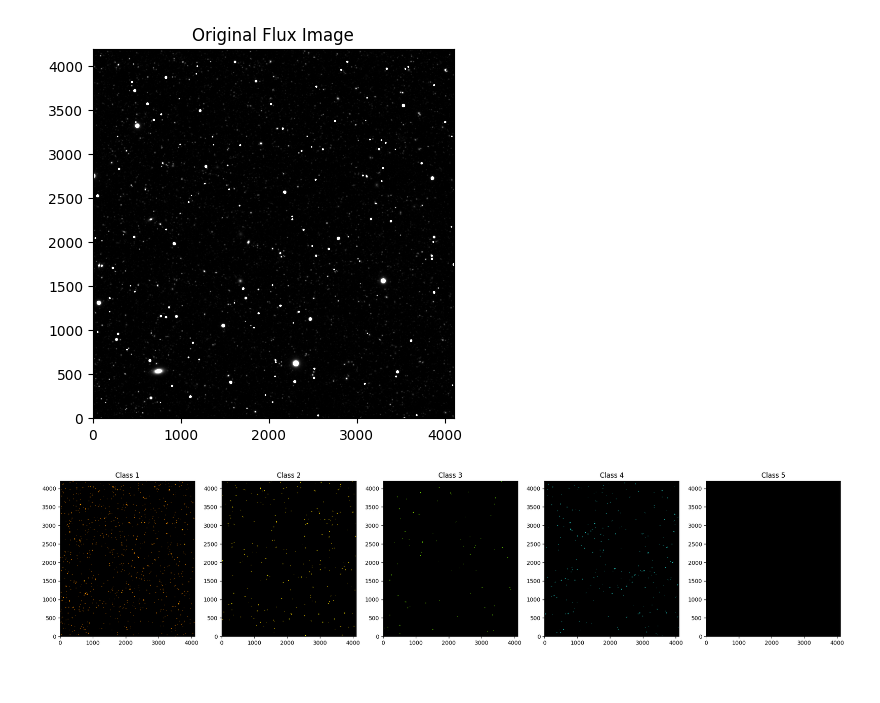
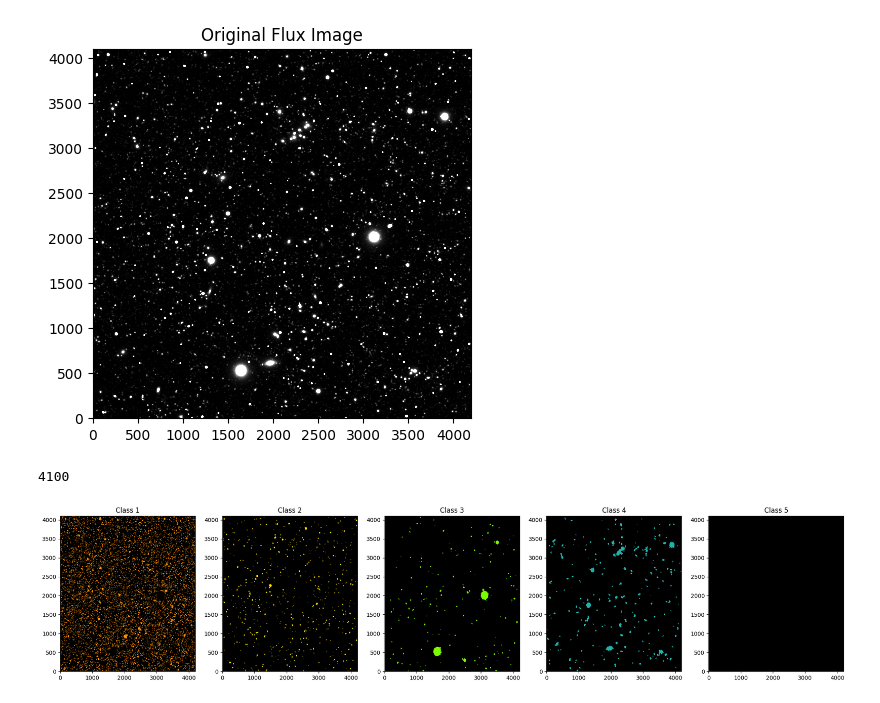
Before and after one commit to sierrajanson/Comp_Astro_Lab-Rubin, a Jupyter notebook: program/displaying_segmaps.ipynb, the cells around one changed output. Drawn from its saved outputs; the diff is of its cells as text; code cells hidden in the pictures.

```diff
--- a/program/displaying_segmaps.ipynb
+++ b/program/displaying_segmaps.ipynb
@@ -6,16 +6,23 @@ import random
 import matplotlib as mpl
 from matplotlib.colors import LinearSegmentedColormap, ListedColormap
 # %%
-flux_image_hdul = fits.open("retrieved_fits/image0.fits")
+flux_image_hdul = fits.open("retrieved_fits/image9_i_62_-38.fits")
 flux_image = flux_image_hdul[1].data
 plt.imshow(flux_image,vmin=0,vmax=1,cmap='gray', origin='lower');
 plt.title("Original Flux Image");
 
-hdul = fits.open("sersic_output/labelled_segmap4.fits")
-onion_img = [sum(x) for x in zip(hdul[1].data,hdul[2].data,hdul[3].data,hdul[4].data,hdul[5].data)]
+hdul = fits.open("sersic_output/labelled_segmap9.fits")
+background = np.zeros(hdul[1].data.shape)
+onion_img = [sum(x) for x in zip(hdul[1].data,hdul[2].data,hdul[3].data,hdul[4].data,background)]
 # %% [output]
-[figure, old version]
+[figure, new version]
+# %%
+print(len(data_list[-1]))
+# %% [output]
+4100
 # %%
+hdul[5].data = background
+
 data_list = [i.data for i in hdul[1:]]
 
 cmaps = [ListedColormap(["black","darkorange"]),ListedColormap(["black","gold"]),ListedColormap(["black","lawngreen"]),ListedColormap(["black","lightseagreen"]),ListedColormap(["black","red"])]
@@ -25,13 +32,13 @@ fig, axes = plt.subplots(1, n, figsize=(25,5))#, squeeze=False)
 
 count = 0
 for [ax, cmap] in zip(axes.flat, cmaps):
-    psm = ax.pcolormesh(data_list[count], cmap=cmap, vmin=0, vmax=count+1) #  rasterized=True
-    # fig.colorbar(psm, ax=ax)
+    psm = ax.pcolormesh(data_list[count], cmap=cmap, vmin=0, vmax=count + 1) #  rasterized=True
     ax.title.set_text(f"Class {count+1}")
     count+=1
+
 plt.show()
 # %% [output]
-[figure, old version]
+[figure, new version]
 # %%
 cmaps = [ListedColormap(["black","darkorange", "gold", "lawngreen", "lightseagreen"])]
 data = onion_img
```
Also changed, not shown: parts of 2 cells of this notebook, 1 other file.
